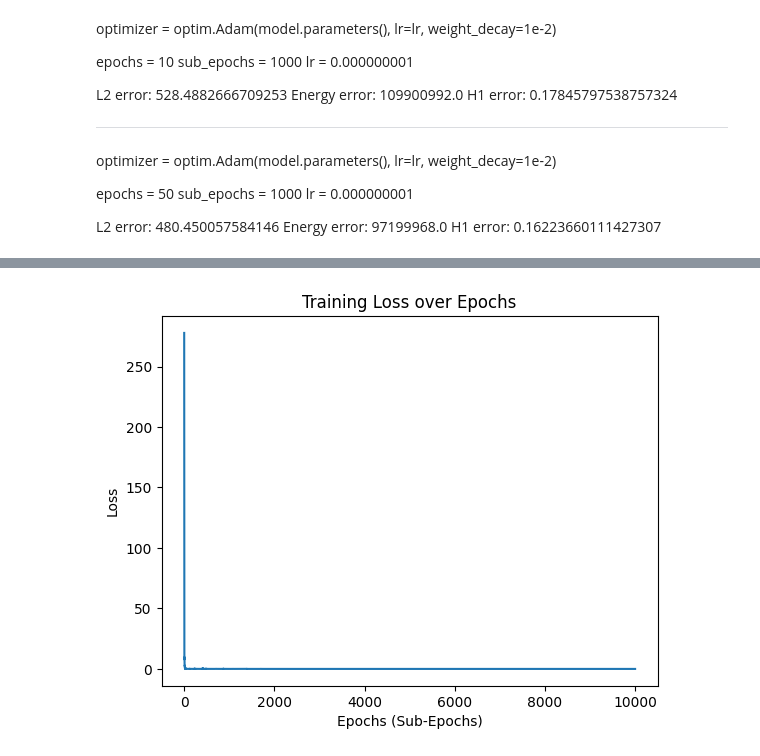
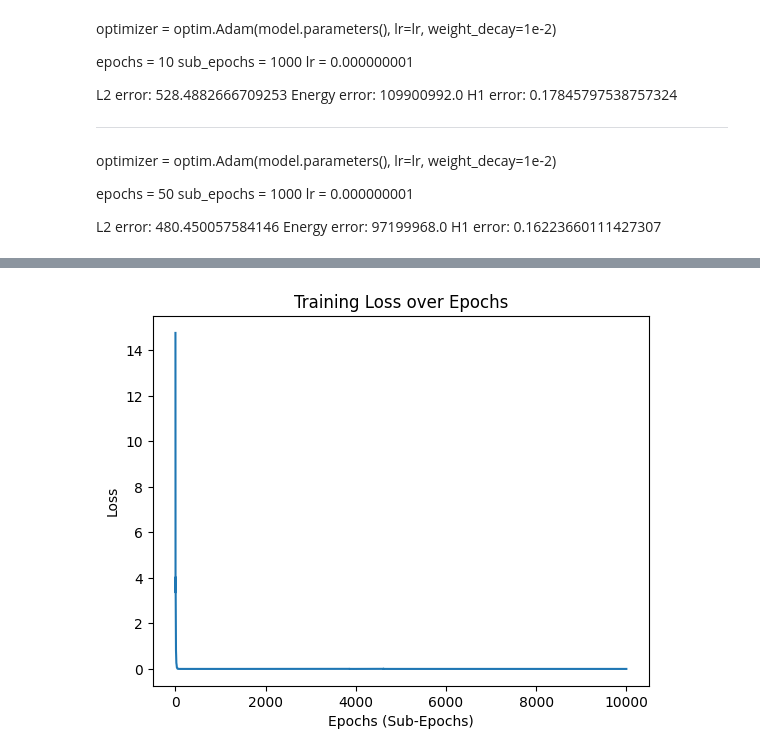
Before and after one commit to pauloakira/ai-pinn, a Jupyter notebook: neural_vem.ipynb, the cells around one changed output, grey strips where cells are left out. Saved outputs shown, nothing was run; the diff lists cells and outputs as text; code cells hidden in the pictures.

```diff
--- a/neural_vem.ipynb
+++ b/neural_vem.ipynb
@@ -122,6 +122,9 @@ def compute_loss_with_uh(uh_vem, uh):
     torch.Tensor: The loss value
     """
 
+    # Detach uh_vem if necessary to avoid tracking gradients
+    uh_vem = torch.tensor(uh_vem, requires_grad=True)
+
     # Compute the loss (squared residual)
     loss = torch.sum((uh - uh_vem)**2)
 
@@ -458,8 +461,8 @@ def train(epochs, nodes, K, f, E, A, I, verbose=True, use_residual=False):
     lr = 1e-3
 
     # Initialize the model and optimizer
-    # layers = [128, 128, 256, 256, 512, 512, 512, 1024, 1024, 1024, 1024, 1024, 1024]
-    layers = [128, 128, 256, 256, 512, 512, 512, 1024]
+    layers = [128, 128, 256, 256, 512, 512, 512, 1024, 1024, 1024, 1024, 1024, 1024]
+    # layers = [128, 128, 256, 256, 512, 512, 512, 512]
     # layers = [128, 256, 512]
     if use_residual:
         model = ResidualBeamApproximator(input_dim, layers, ndof)
@@ -474,7 +477,7 @@ def train(epochs, nodes, K, f, E, A, I, verbose=True, use_residual=False):
     f = torch.tensor(f, dtype=torch.float32, requires_grad=True)
     # uh = torch.linalg.solve(K, f)
 
-    epochs = 10000
+    # epochs = 10000
     loss_buffer = float('inf')  # Initialize with a large value
     loss_values = []
 
@@ -486,8 +489,8 @@ def train(epochs, nodes, K, f, E, A, I, verbose=True, use_residual=False):
         uh = model(input_vector)
 
         # Compute the loss
-        # loss = compute_loss_with_uh(uh_vem, uh)
-        loss = alpha * compute_loss(K, uh, f)
+        loss = compute_loss_with_uh(uh_vem, uh)
+        # loss = alpha * compute_loss(K, uh, f)
         total_loss = loss
 
         # total_loss = loss + penalty_coefficient*loss_bc
@@ -496,7 +499,7 @@ def train(epochs, nodes, K, f, E, A, I, verbose=True, use_residual=False):
 
         total_loss.backward()
 
-        torch.nn.utils.clip_grad_norm_(model.parameters(), max_norm=1.0)
+        # torch.nn.utils.clip_grad_norm_(model.parameters(), max_norm=1.0)
 
         optimizer.step()
         loss_buffer = total_loss.item()  # Update the loss buffer with the new smaller loss
@@ -521,5 +524,5 @@ def train(epochs, nodes, K, f, E, A, I, verbose=True, use_residual=False):
 
     return input_vector, model
 # %%
-input_vector, model = train(epochs=11000, nodes=nodes, K=K, f=f, E=E, A=A, I=I, use_residual=True)
+input_vector, model = train(epochs=10000, nodes=nodes, K=K, f=f, E=E, A=A, I=I, use_residual=False)
 # %% [output]
@@ -543,4 +546,4 @@ Epoch: 8557, Total Loss: 9.46679563185171e-
-[figure, old version]
+[figure, new version]
 # %%
 def test(input_vector, model, uh_vem, K, f):
     # Set the model to evaluation mode
```
Also changed, not shown: parts of 3 cells of this notebook.
